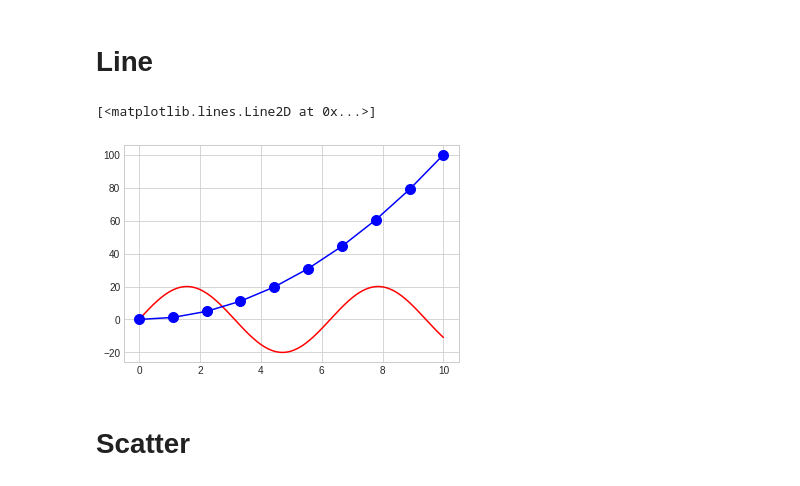
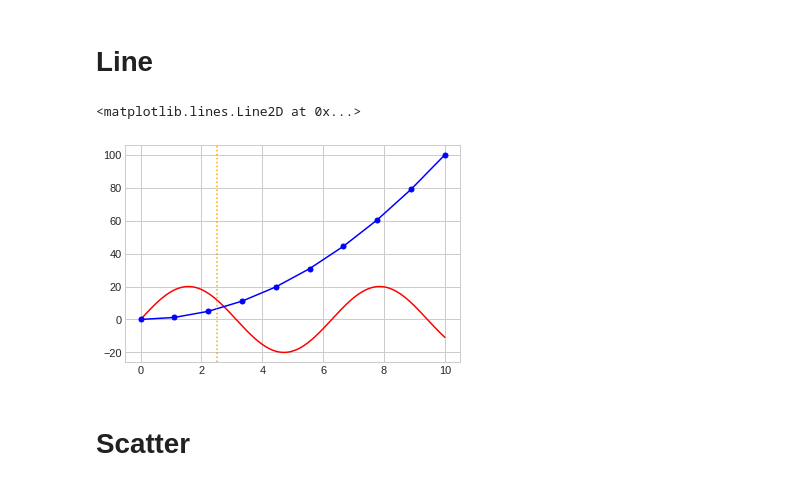
Before and after one commit to maxim75/data-visualization, a Jupyter notebook: notebooks/Matplotlib graph examples.ipynb, the cells around one changed output. Saved outputs shown, nothing was run; the diff lists cells and outputs as text; code cells hidden in the pictures.

```diff
--- a/notebooks/Matplotlib graph examples.ipynb
+++ b/notebooks/Matplotlib graph examples.ipynb
@@ -11,17 +11,19 @@ import numpy as np
 # %%
 plt.style.use("seaborn-whitegrid")
 
 fig = plt.figure()
 ax = plt.axes()
 
 x = np.linspace(0,10,1000)
 x2 = np.linspace(0,10,10)
 
 plt.plot(x, np.sin(x)*20, c="red")
-plt.plot(x2, x2**2, c="blue", marker=".", markersize=20)
+plt.plot(x2, x2**2, c="blue", marker=".", markersize=10)
+
+ax.axvline(x = 2.5, color='orange', linestyle=":") # linestyle: "-", "--", ":"
 # %% [output]
-[<matplotlib.lines.Line2D at 0x...>]
+<matplotlib.lines.Line2D at 0x...>
-[figure, old version]
+[figure, new version]
 # %% [markdown]
 # Scatter
 # %%
```
Also changed, not shown: parts of 2 cells of this notebook, 3 other files.
